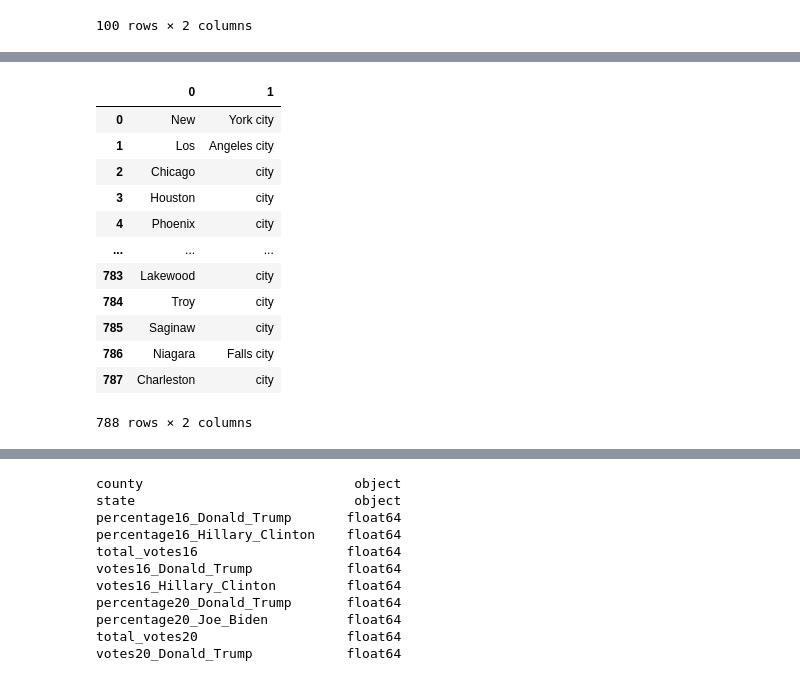
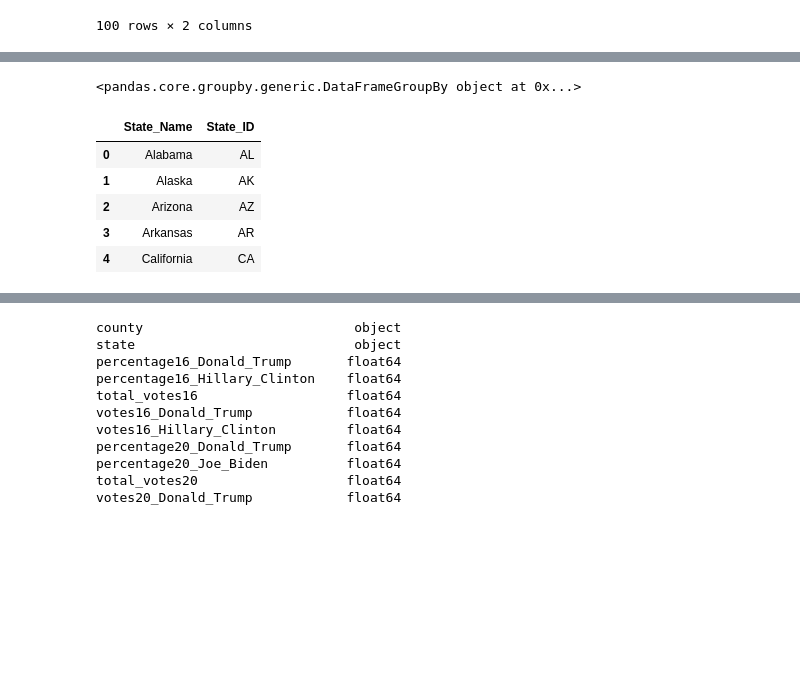
Before and after one commit to shadiaduery/bootcamp-group_project-3, a Jupyter notebook: Analysis/Data Analysis-checkpoint.ipynb, the cells around one changed output, grey strips where cells are left out. Drawn from its saved outputs; the diff is of its cells as text; code cells hidden in the pictures; blank space fills up the shorter version.

Commit message:
data cleaning

```diff
--- a/Analysis/Data Analysis-checkpoint.ipynb
+++ b/Analysis/Data Analysis-checkpoint.ipynb
@@ -67,16 +59,15 @@ See the caveats in the documentation: https://pandas.pydata.org/pandas-docs/stab
+# %%
+gb_one_hundred_cities = one_hundred_cities.groupby(["State_Name"])
+gb_one_hundred_cities = pd.DataFrame()
+# %% [output]
+<pandas.core.groupby.generic.DataFrameGroupBy object at 0x...>
 # %%
-df = pd.read_csv("../data/population_cleaned.csv")
+df1 = pd.read_csv("../data/StateNameAndID.csv")
+df1.head()
 # %% [output]
-|  | 0 | 1 |
-| 0 | New | York city |
-| 1 | Los | Angeles city |
-| 2 | Chicago | city |
-| 3 | Houston | city |
-| 4 | Phoenix | city |
-| ... | ... | ... |
-| 783 | Lakewood | city |
-| 784 | Troy | city |
-| 785 | Saginaw | city |
-| 786 | Niagara | Falls city |
-| 787 | Charleston | city |
+|  | State_Name | State_ID |
+| 0 | Alabama | AL |
+| 1 | Alaska | AK |
+| 2 | Arizona | AZ |
+| 3 | Arkansas | AR |
+| 4 | California | CA |
-788 rows × 2 columns
```
Also changed, not shown: parts of 8 cells of this notebook, 1 other file.
